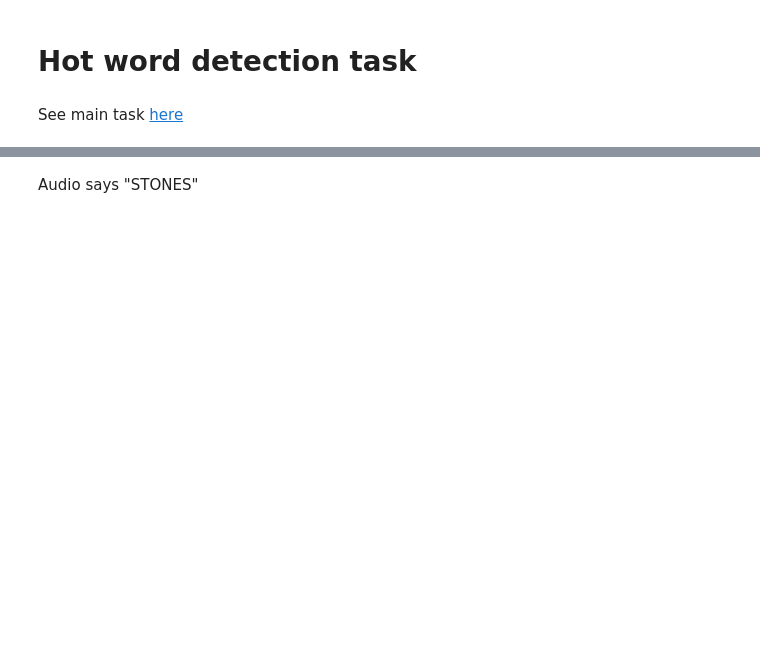
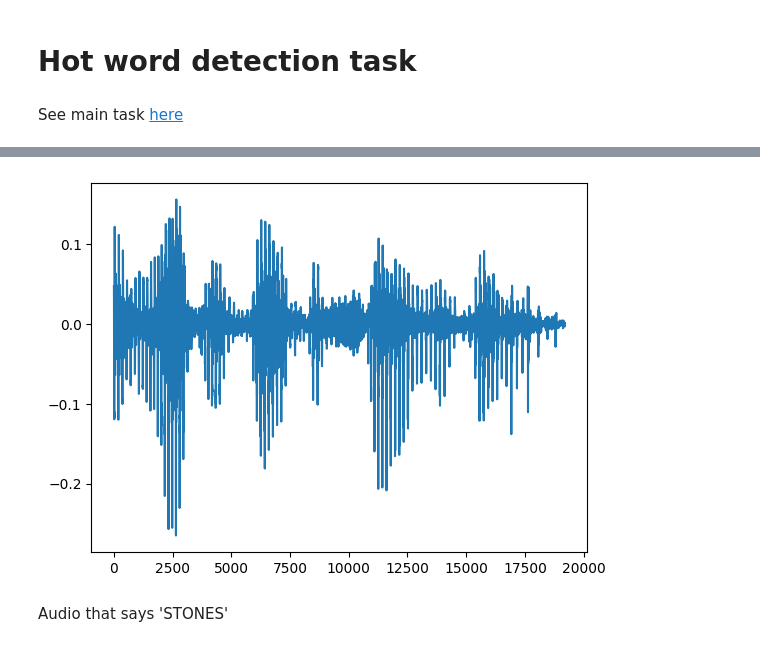
Before and after one commit to ssslakter/sounds, a Jupyter notebook: nbs/hits_01_data_prep.ipynb, the cells around one changed output, grey strips where cells are left out. Drawn from its saved outputs; the diff is of its cells as text; code cells hidden in the pictures; blank space fills up the shorter version.

```diff
--- a/nbs/hits_01_data_prep.ipynb
+++ b/nbs/hits_01_data_prep.ipynb
@@ -15,2 +28,25 @@ files = path.ls()
+# %%
+path_stones = Path('../data/stones')
+files = path_stones.ls()
+path = Path('../data/stream.mp3')
+sr = 16_000
+max_length_s = 1.2 # seconds
+max_l = int(max_length_s*sr)
 # %%
-s, sr = librosa.load(files[0], sr=sr)
+s, sr = librosa.load(path, sr=sr)
+# %%
+#|export
+def split_into_frames(arr, f_size, stride):
+    n_frames = (arr.shape[0] - f_size)//stride + 1
+    strides = (stride*arr.dtype.itemsize, arr.dtype.itemsize)
+    return np.lib.stride_tricks.as_strided(arr, shape=(n_frames, f_size), strides=strides).copy()
+
+def split_audio(sound, sr, f_size=1, stride=1):
+    return split_into_frames(sound, int(sr*f_size), int(sr*stride))
+# %%
+frames = split_audio(s, sr, f_size=max_length_s, stride=0.8)
+# %%
+idx=4
+plt.plot(frames[idx])
+Audio(frames[idx], rate=sr)
+# %% [output]
@@ -17,2 +54,3 @@ s, sr = librosa.load(files[0], sr=sr)
+[figure, added]
 # %% [markdown]
-Audio says "STONES"
+Audio that says 'STONES'
```
Also changed, not shown: parts of 21 cells of this notebook, 4 other files.
